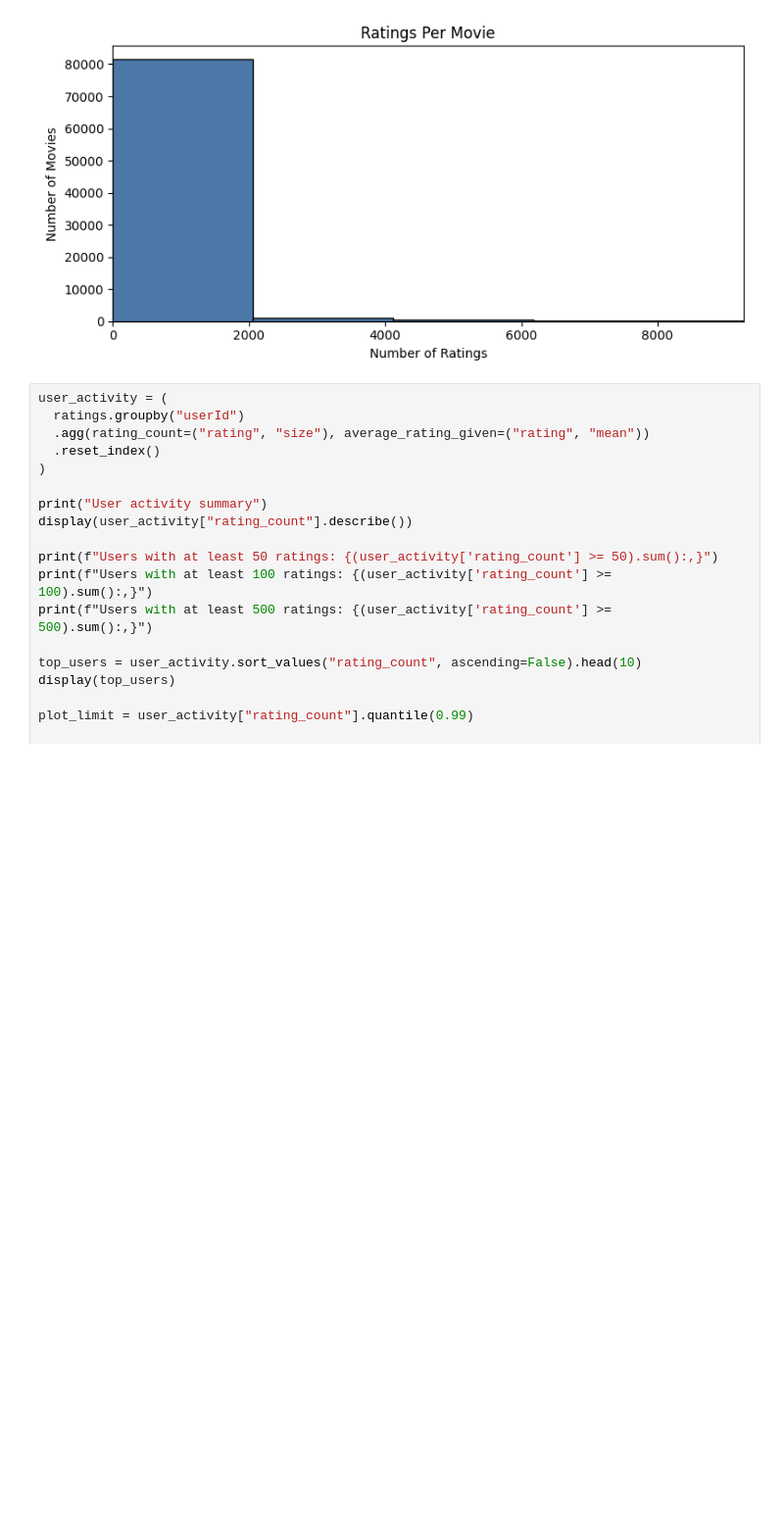
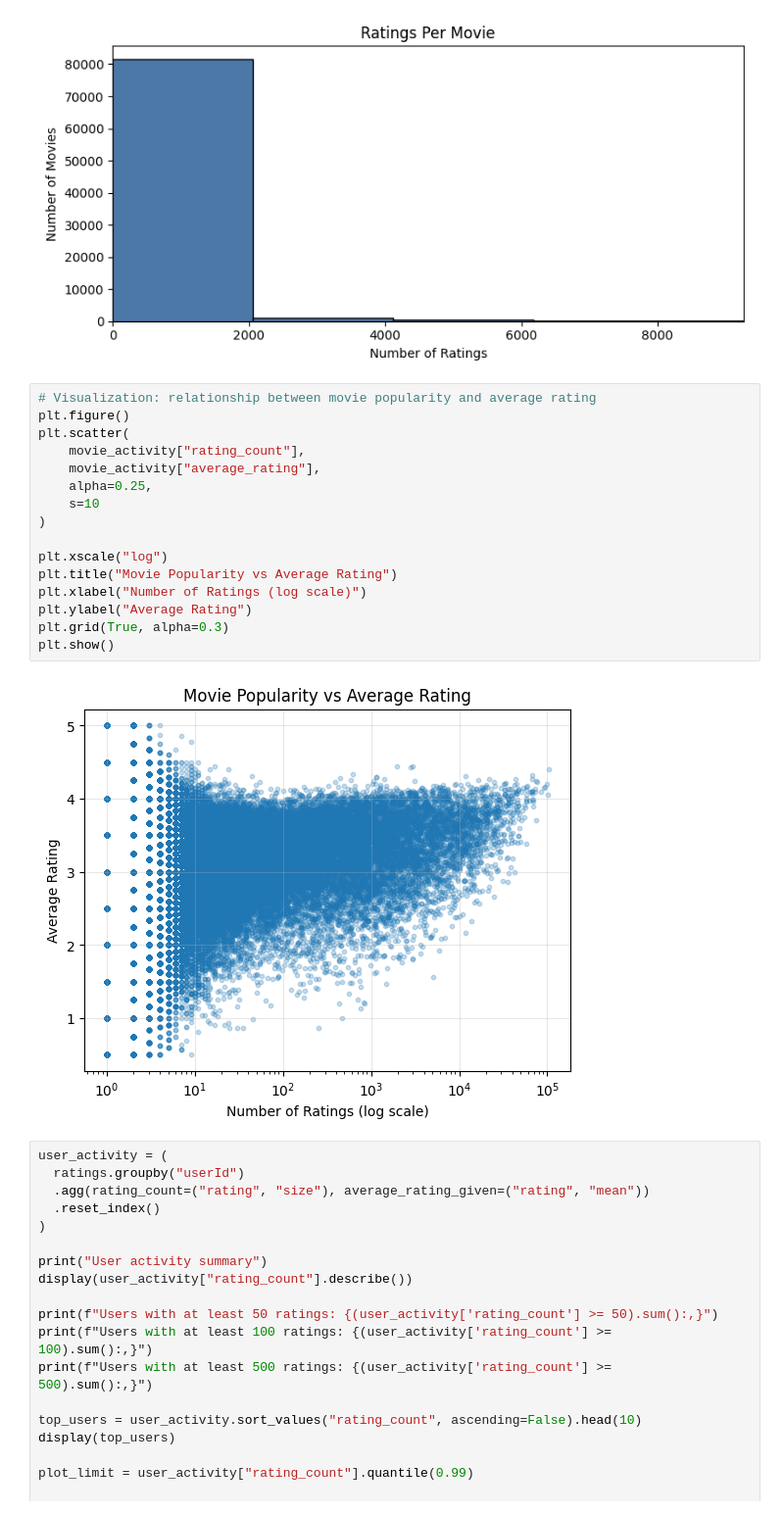
Before and after one commit to anthonyjk/movie-recommendation-site, a Jupyter notebook: data_exploration.ipynb, the cells around one changed output. Shown at 98% size. Cells and saved outputs as stored; diff of their text form; blank space fills up the shorter version.

Commit message:
Add 2 vizs: popularity-vs-rating scatter plot and user-activity rating box plot

```diff
--- a/data_exploration.ipynb
+++ b/data_exploration.ipynb
@@ -223,6 +223,24 @@ Movies with at least 1000 ratings: 4,397
 | 522 | Schindler's List (1993) | 73849 | 4.236990 |
 | 4888 | Lord of the Rings: The Fellowship... | 73122 | 4.092134 |
 [figure]
+# %%
+# Visualization: relationship between movie popularity and average rating
+plt.figure()
+plt.scatter(
+    movie_activity["rating_count"],
+    movie_activity["average_rating"],
+    alpha=0.25,
+    s=10
+)
+
+plt.xscale("log")
+plt.title("Movie Popularity vs Average Rating")
+plt.xlabel("Number of Ratings (log scale)")
+plt.ylabel("Average Rating")
+plt.grid(True, alpha=0.3)
+plt.show()
+# %% [output]
+[figure, added]
 # %%
 user_activity = (
   ratings.groupby("userId")
```
Also changed, not shown: parts of 2 cells of this notebook.
